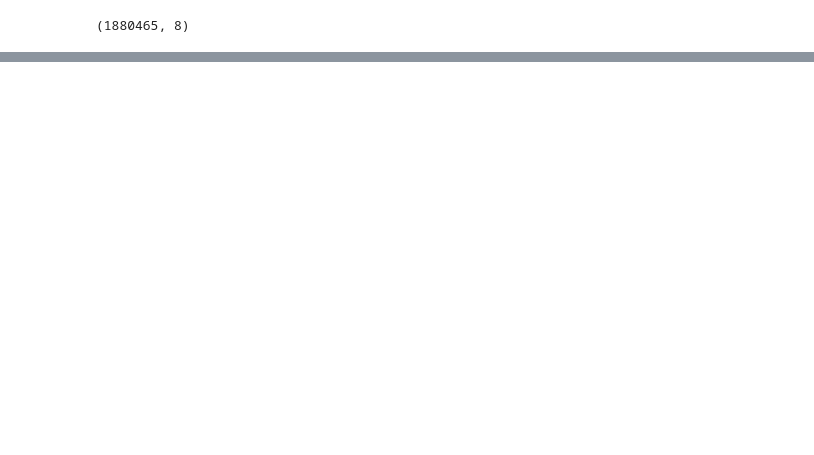
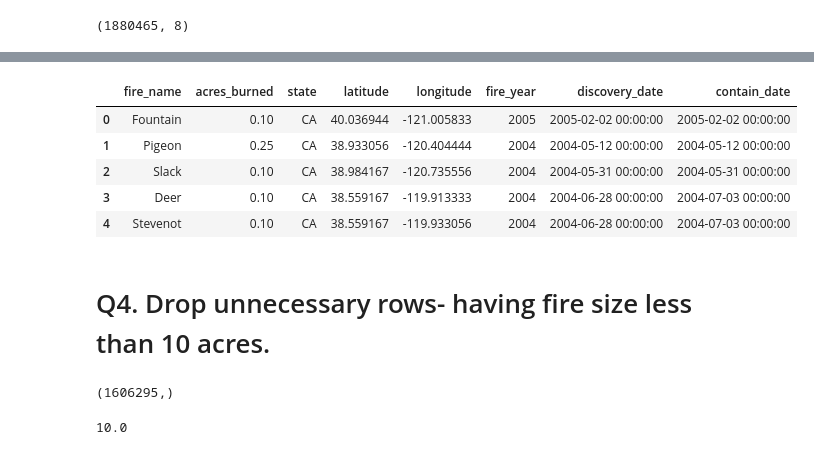
Before and after one commit to Raaj-4320/Data-science-and-machine-learning, a Jupyter notebook: Welcome_to_Colaboratory.ipynb, the cells around one changed output, grey strips where cells are left out. Drawn from its saved outputs; the diff is of its cells as text; code cells hidden in the pictures; blank space fills up the shorter version.

```diff
--- a/Welcome_to_Colaboratory.ipynb
+++ b/Welcome_to_Colaboratory.ipynb
@@ -28,0 +37,2 @@ df['']
+# %%
+df.columns = df.columns.str.lower()
@@ -28,0 +47,3 @@ df['']
+# %%
+df.rename(columns={'fire_size' : 'acres_burned'},inplace=True)
+df.columns
@@ -28,0 +71,13 @@ df['']
+# %%
+df["fire_name"].str.isupper()
+df["fire_name"] = df["fire_name"].str.title()
+df.head()
+# %% [output]
+|  | fire_name | acres_burned | state | latitude | longitude | fire_year | discovery_date | contain_date |
+| 0 | Fountain | 0.10 | CA | 40.036944 | -121.005833 | 2005 | 2005-02-02 00:00:00 | 2005-02-02 00:00:00 |
+| 1 | Pigeon | 0.25 | CA | 38.933056 | -120.404444 | 2004 | 2004-05-12 00:00:00 | 2004-05-12 00:00:00 |
+| 2 | Slack | 0.10 | CA | 38.984167 | -120.735556 | 2004 | 2004-05-31 00:00:00 | 2004-05-31 00:00:00 |
+| 3 | Deer | 0.10 | CA | 38.559167 | -119.913333 | 2004 | 2004-06-28 00:00:00 | 2004-07-03 00:00:00 |
+| 4 | Stevenot | 0.10 | CA | 38.559167 | -119.933056 | 2004 | 2004-06-28 00:00:00 | 2004-07-03 00:00:00 |
+# %% [markdown]
+# Q4. Drop unnecessary rows- having fire size less than 10 acres.
@@ -28,0 +86,4 @@ df['']
+# %%
+to_drop.shape
+# %% [output]
+(1606295,)
@@ -28,0 +92,4 @@ df['']
+# %%
+df['acres_burned'].min()
+# %% [output]
+10.0
```
Also changed, not shown: parts of 15 cells of this notebook.
